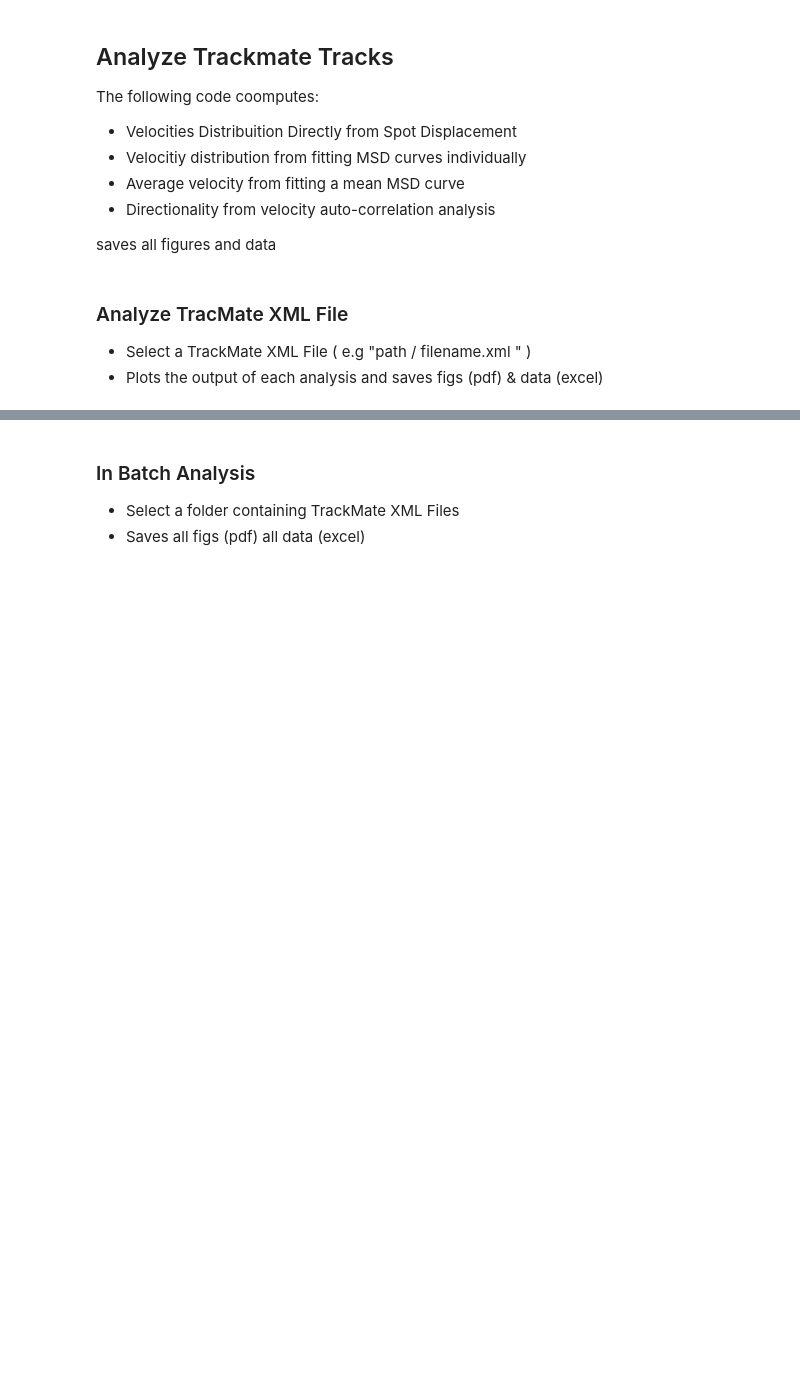
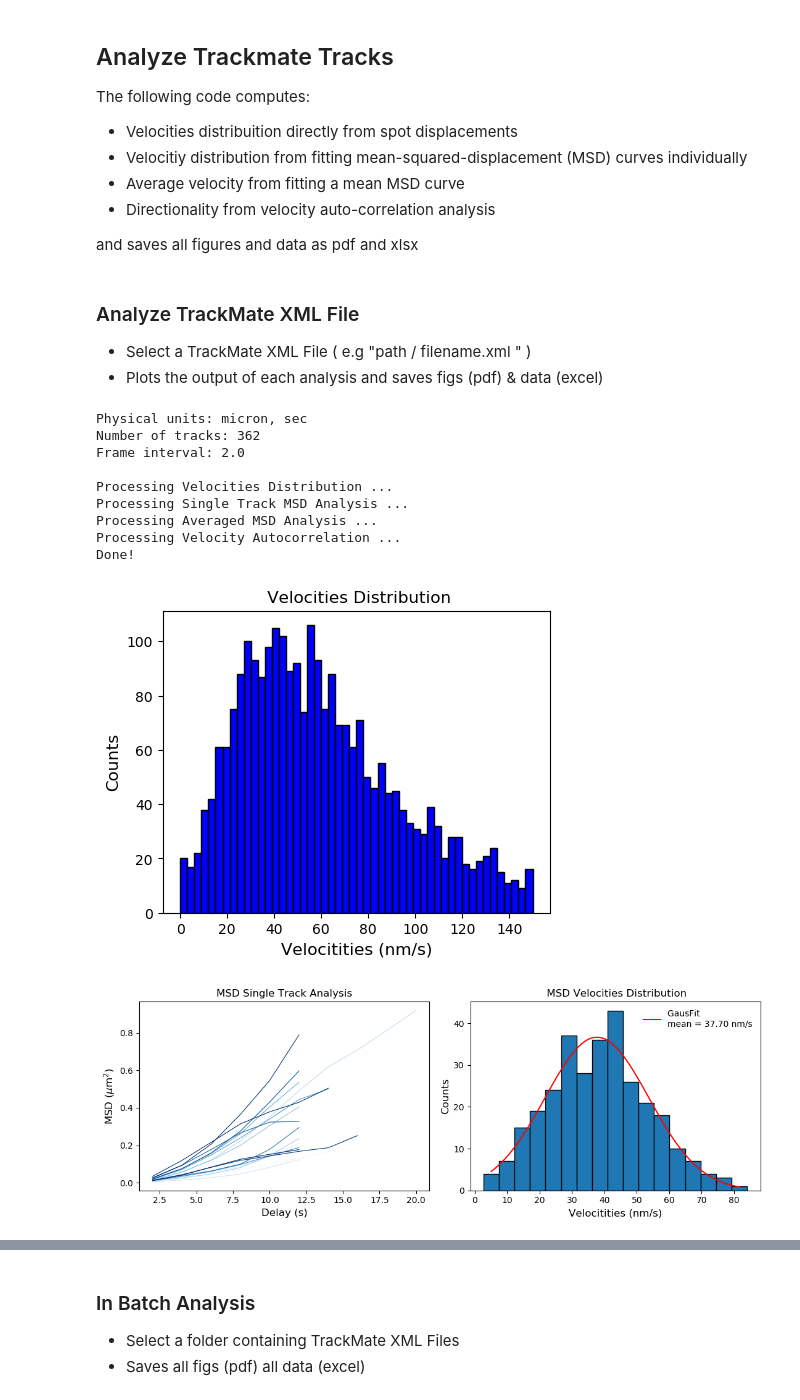
Before and after one commit to paulocaldas/Treadmilling-Speed-Analysis, a Jupyter notebook: tracking_analysis/analyze_tracks.ipynb, the cells around one changed output, grey strips where cells are left out. Saved outputs shown, nothing was run; the diff lists cells and outputs as text; code cells hidden in the pictures; blank space fills up the shorter version.

```diff
--- a/tracking_analysis/analyze_tracks.ipynb
+++ b/tracking_analysis/analyze_tracks.ipynb
@@ -1,23 +1,30 @@
 # %% [markdown]
 ## Analyze Trackmate Tracks
-The following code coomputes:
- * Velocities Distribuition Directly from Spot Displacement
- * Velocitiy distribution from fitting MSD curves individually
+The following code computes:
+ * Velocities distribuition directly from spot displacements
+ * Velocitiy distribution from fitting mean-squared-displacement (MSD) curves individually
  * Average velocity from fitting a mean MSD curve
  * Directionality from velocity auto-correlation analysis
 
-saves all figures and data
+and saves all figures and data as pdf and xlsx
 # %% [markdown]
-### Analyze TracMate XML File
+### Analyze TrackMate XML File
  * Select a TrackMate XML File ( e.g  "path / filename.xml " )
  * Plots the output of each analysis and saves figs (pdf) & data (excel)
 # %%
 from analyze_tracks import read, msd, velocity, utils, process
 
-# Needed for autoreload when ext python module has changed
-get_ipython().magic('matplotlib qt5')
-get_ipython().magic('reload_ext autoreload')
-get_ipython().magic('autoreload 2')
-
 filename = 'example/example_growth_Tracks.xml'
 process.analyze_tracks(filename, clip = 0.5, plot_every = 20)
+# %% [output]
+Physical units: micron, sec
+Number of tracks: 362
+Frame interval: 2.0
+
+Processing Velocities Distribution ...
+Processing Single Track MSD Analysis ...
+Processing Averaged MSD Analysis ...
+Processing Velocity Autocorrelation ...
+Done!
+[figure, added]
+[figure, added]
```
Also changed, not shown: parts of 2 cells of this notebook.
